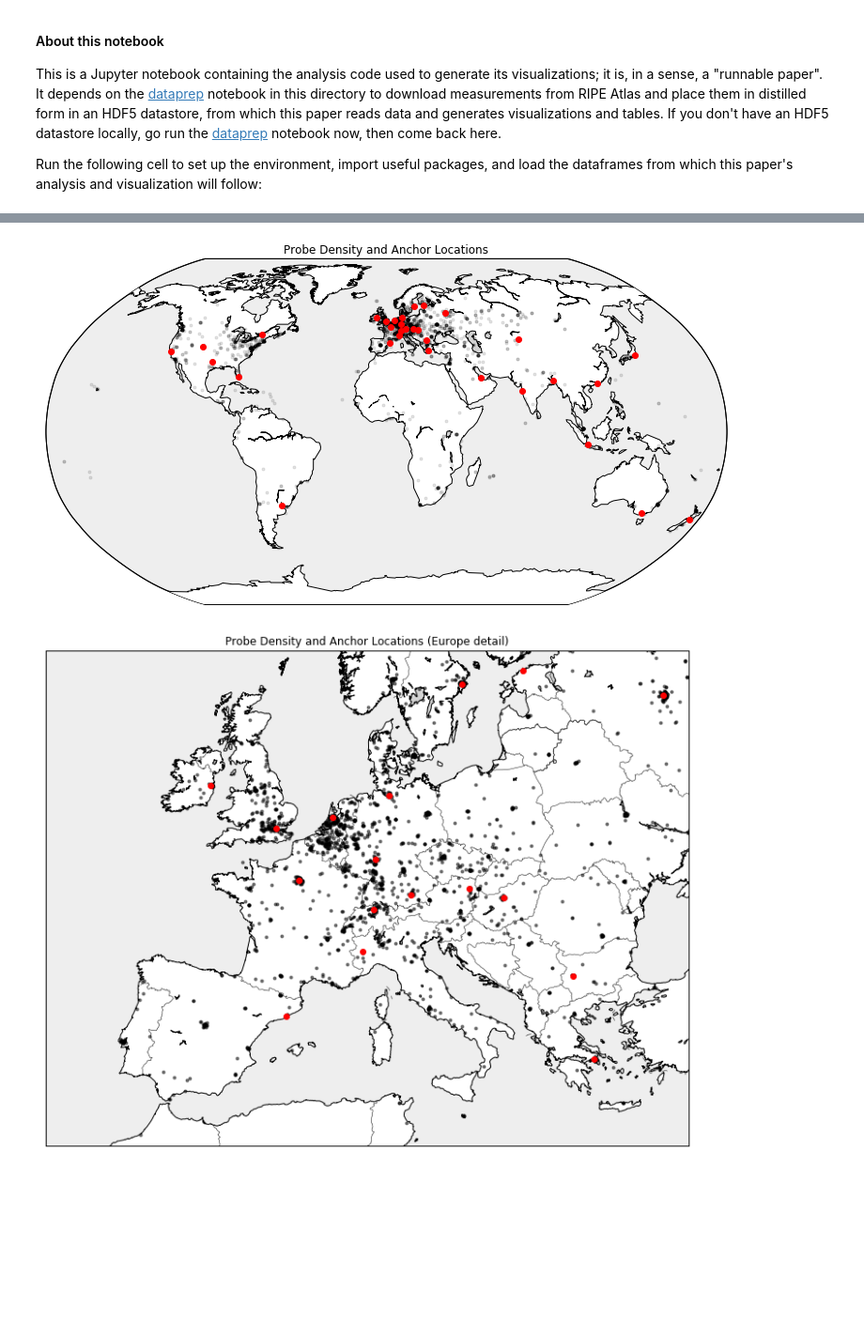
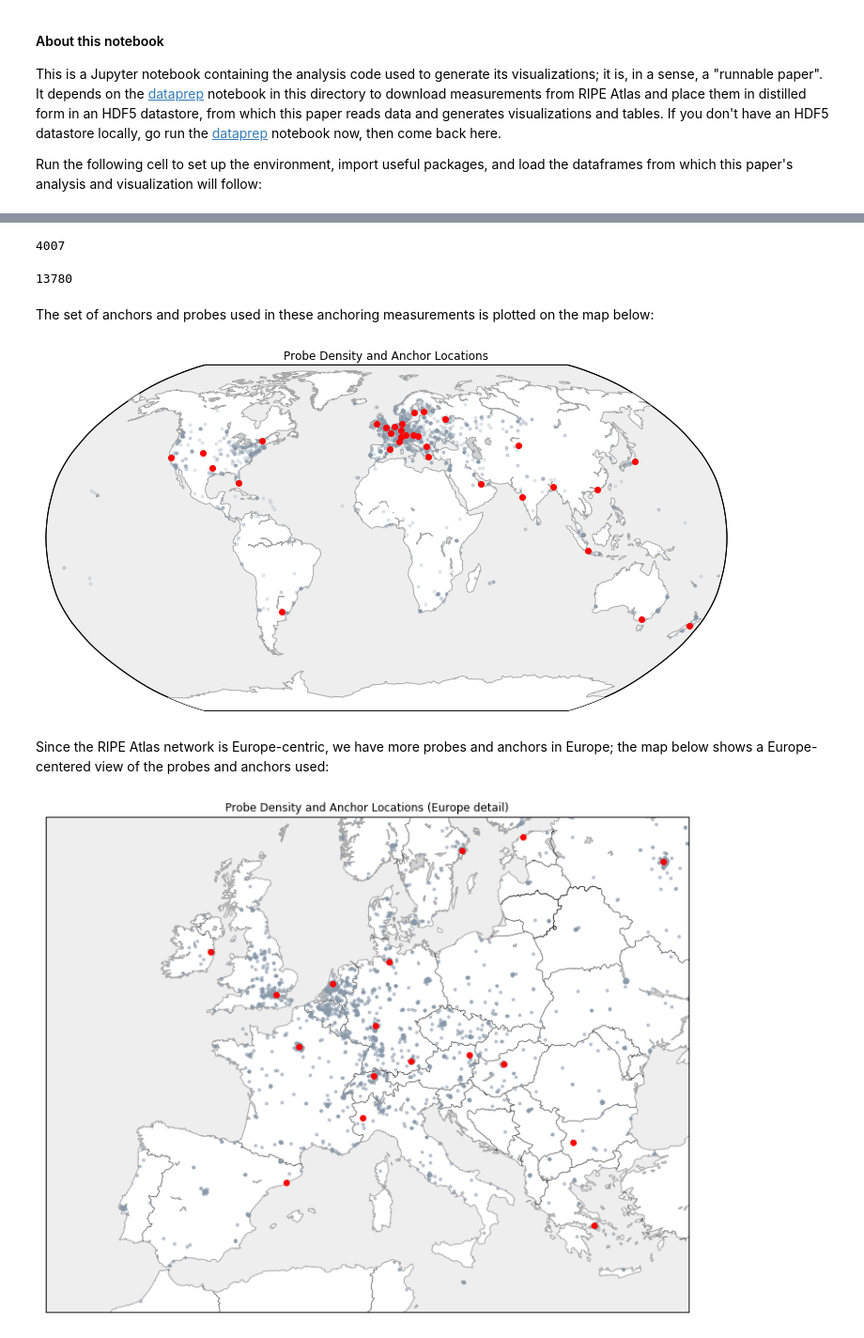
Before and after one commit to britram/trilateration, a Jupyter notebook: paper.ipynb, the cells around one changed output, grey strips where cells are left out. Shown: that part at 94% size. Drawn from its saved outputs; the diff is of its cells as text; code cells hidden in the pictures; blank space fills up the shorter version.

```diff
--- a/paper.ipynb
+++ b/paper.ipynb
@@ -35,7 +35,8 @@ with pd.HDFStore('rtt.h5') as store:
     probe_df = store['probe_df']
     rtt_df = store['rtt_df']
 
-min_df = pd.DataFrame({'minrtt': rtt_df.groupby(['aid','pid'])['rtt'].min()})
+min_df = pd.DataFrame({'minrtt': rtt_df.groupby(['aid','pid'])['rtt'].min(),
+                       'n':      rtt_df.groupby(['aid','pid'])['rtt'].count()})
 loc_by_aid = anchor_df.loc[:,('lon','lat')]
 loc_by_aid.columns = ['alon','alat']
 loc_by_pid = probe_df.loc[:,('lon','lat')]
@@ -83,37 +90,51 @@ We use RTT data taken from the [RIPE Atlas](https://atlas.ripe.net) measurement
 # Get locations of anchors and probes in the dataset
 aloc_df = min_df.groupby(level=[0]).first().loc[:,['alon','alat']]
 ploc_df = min_df.groupby(level=[1]).first().loc[:,['plon','plat']]
+# %%
+# How many probes are there?
+len(ploc_df)
+# %% [output]
+4007
+# %%
+# And how many probe/anchor pairs?
+len(min_df)
+# %% [output]
+13780
+# %% [markdown]
+The set of anchors and probes used in these anchoring measurements is plotted on the map below:
 # %%
 # Plot all anchors and probes on the world map
 plt.figure(figsize=(13,10))
 m = Basemap(projection='robin',lon_0=0,resolution='c')
-m.drawcoastlines()
+m.drawcoastlines(color="darkgrey")
 m.fillcontinents(color='white',lake_color='lightgrey')
 m.drawmapboundary(fill_color='#eeeeee')
 plt.title("Probe Density and Anchor Locations")
 for pid, point in ploc_df.iterrows():
     x, y = m(point['plon'], point['plat'])
-    plt.plot(x,y,"k.",alpha=0.2)
+    plt.plot(x,y,".",alpha=0.2,color="#8899aa")
 for aid, point in aloc_df.iterrows():
     x, y = m(point['alon'], point['alat'])
     plt.plot(x,y,"ro")
 plt.show()
 # %% [output]
-[figure, old version]
+[figure, new version]
+# %% [markdown]
+Since the RIPE Atlas network is Europe-centric, we have more probes and anchors in Europe; the map below shows a Europe-centered view of the probes and anchors used:
 # %%
 plt.figure(figsize=(13,10))
 m = Basemap(width=3900000, height=3000000, projection='laea',lat_0=48,lon_0=8,resolution='i')
-m.drawcoastlines()
+m.drawcoastlines(color="darkgrey")
 m.fillcontinents(color='white',lake_color='lightgrey')
 m.drawcountries()
 m.drawmapboundary(fill_color='#eeeeee')
 plt.title("Probe Density and Anchor Locations (Europe detail)")
 for pid, point in ploc_df.iterrows():
     x, y = m(point['plon'], point['plat'])
-    plt.plot(x,y,"k.",alpha=0.5)
+    plt.plot(x,y,".",alpha=0.5, color="#8899aa")
 for aid, point in aloc_df.iterrows():
     x, y = m(point['alon'], point['alat'])
     plt.plot(x,y,"ro")
 plt.show()
 # %% [output]
-[figure, old version]
+[figure, new version]
```
Also changed, not shown: parts of 8 cells of this notebook.
